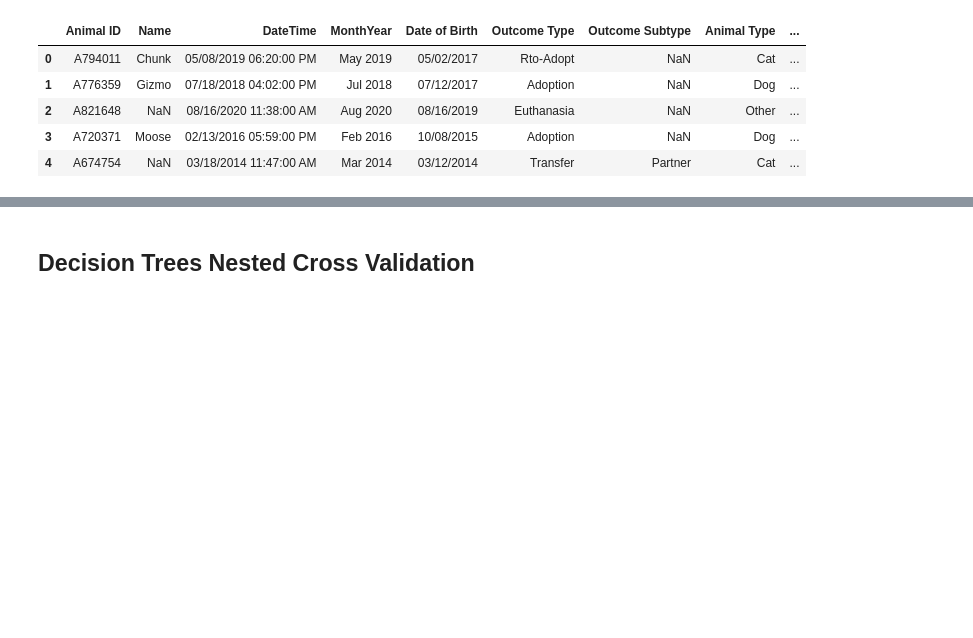
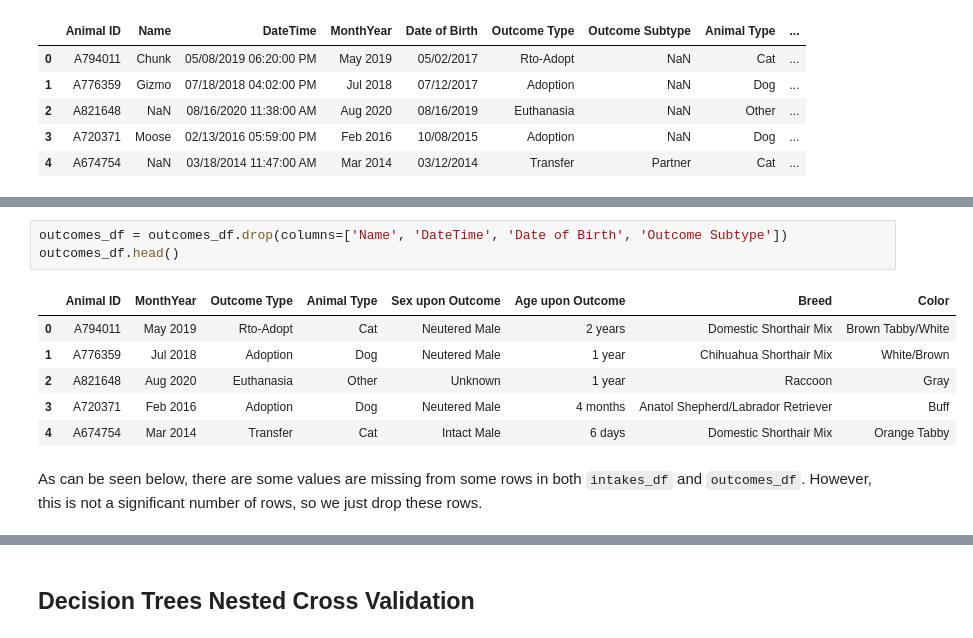
Before and after one commit to Mrityunjay000/data_mining_final_project, a Jupyter notebook: CS_363D_Final_Project.ipynb, the cells around one changed output, grey strips where cells are left out. Saved outputs shown, nothing was run; the diff lists cells and outputs as text; blank space fills up the shorter version.

```diff
--- a/CS_363D_Final_Project.ipynb
+++ b/CS_363D_Final_Project.ipynb
@@ -57,0 +71,12 @@ outcomes_df.head()
+# %%
+outcomes_df = outcomes_df.drop(columns=['Name', 'DateTime', 'Date of Birth', 'Outcome Subtype'])
+outcomes_df.head()
+# %% [output]
+|  | Animal ID | MonthYear | Outcome Type | Animal Type | Sex upon Outcome | Age upon Outcome | Breed | Color |
+| 0 | A794011 | May 2019 | Rto-Adopt | Cat | Neutered Male | 2 years | Domestic Shorthair Mix | Brown Tabby/White |
+| 1 | A776359 | Jul 2018 | Adoption | Dog | Neutered Male | 1 year | Chihuahua Shorthair Mix | White/Brown |
+| 2 | A821648 | Aug 2020 | Euthanasia | Other | Unknown | 1 year | Raccoon | Gray |
+| 3 | A720371 | Feb 2016 | Adoption | Dog | Neutered Male | 4 months | Anatol Shepherd/Labrador Retriever | Buff |
+| 4 | A674754 | Mar 2014 | Transfer | Cat | Intact Male | 6 days | Domestic Shorthair Mix | Orange Tabby |
+# %% [markdown]
+As can be seen below, there are some values are missing from some rows in both `intakes_df` and `outcomes_df`. However, this is not a significant number of rows, so we just drop these rows.
```
Also changed, not shown: parts of 28 cells of this notebook.
